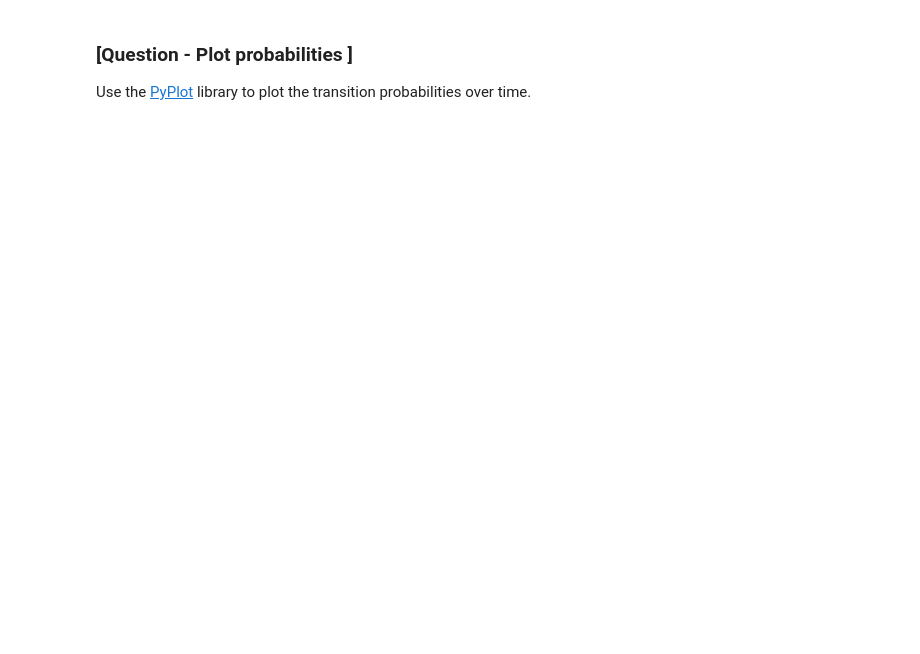
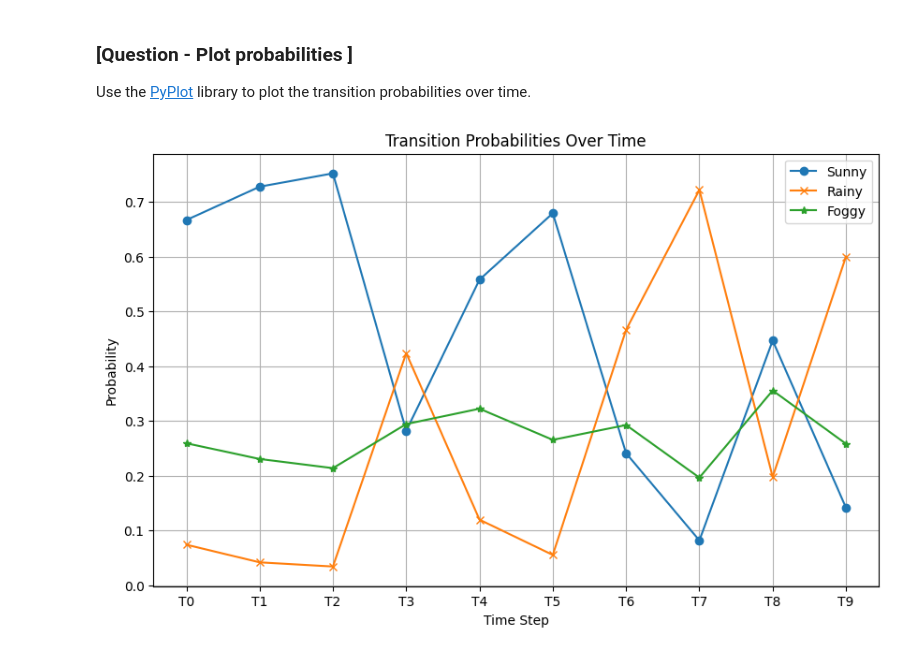
Before and after one commit to momova97/EAI6000, a Jupyter notebook: eai6000_m04_hw.ipynb, the cells around one changed output. Cells and saved outputs as stored; diff of their text form; code cells hidden in the pictures; blank space fills up the shorter version.

```diff
--- a/eai6000_m04_hw.ipynb
+++ b/eai6000_m04_hw.ipynb
@@ -145,0 +174,3 @@ Use the above recursion and initialization function to compute the most likely s
+# %%
+a = init_and_recursion(E, S, P_init, P_emission, P_transition)
+termination(a)
@@ -151,0 +199,17 @@ Use the [PyPlot](https://matplotlib.org/stable/tutorials/introductory/pyplot.htm
+# %%
+import matplotlib.pyplot as plt
+# Plotting the transition probabilities over time using 'E' and 'a'
+plt.figure(figsize=(10, 6))
+plt.plot(a[:, 0], label='Sunny', marker='o')
+plt.plot(a[:, 1], label='Rainy', marker='x')
+plt.plot(a[:, 2], label='Foggy', marker='*')
+
+plt.xlabel('Time Step')
+plt.ylabel('Probability')
+plt.title('Transition Probabilities Over Time')
+plt.xticks(ticks=range(len(E)), labels=[f'T{t}' for t in range(len(E))])
+plt.legend()
+plt.grid(True)
+plt.show()
+# %% [output]
+[figure, added]
```
Also changed, not shown: parts of 7 cells of this notebook.
